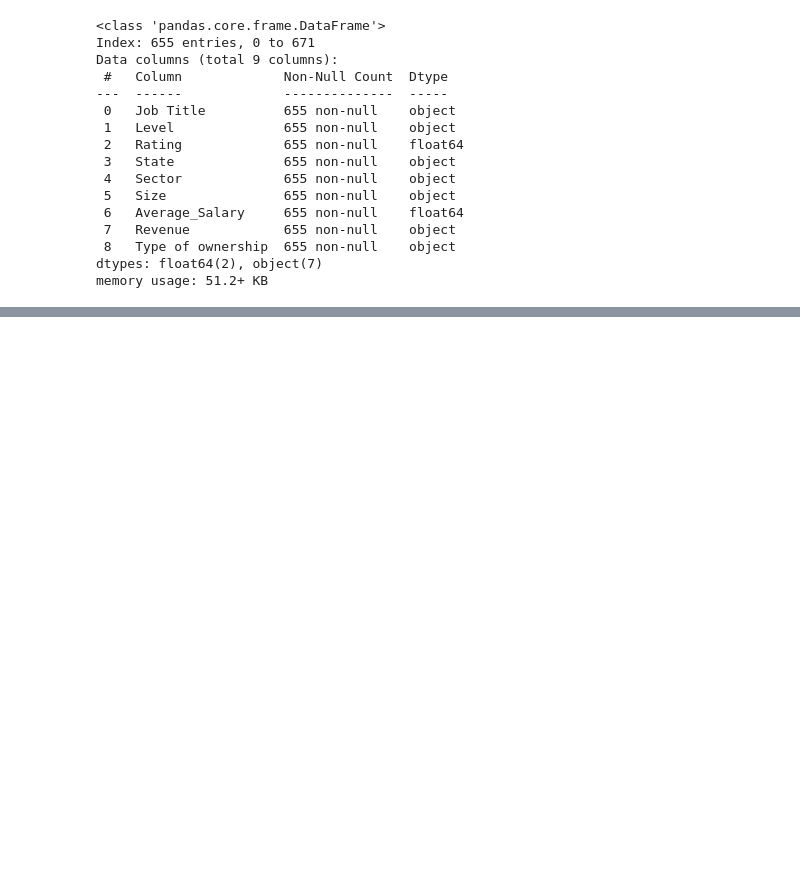
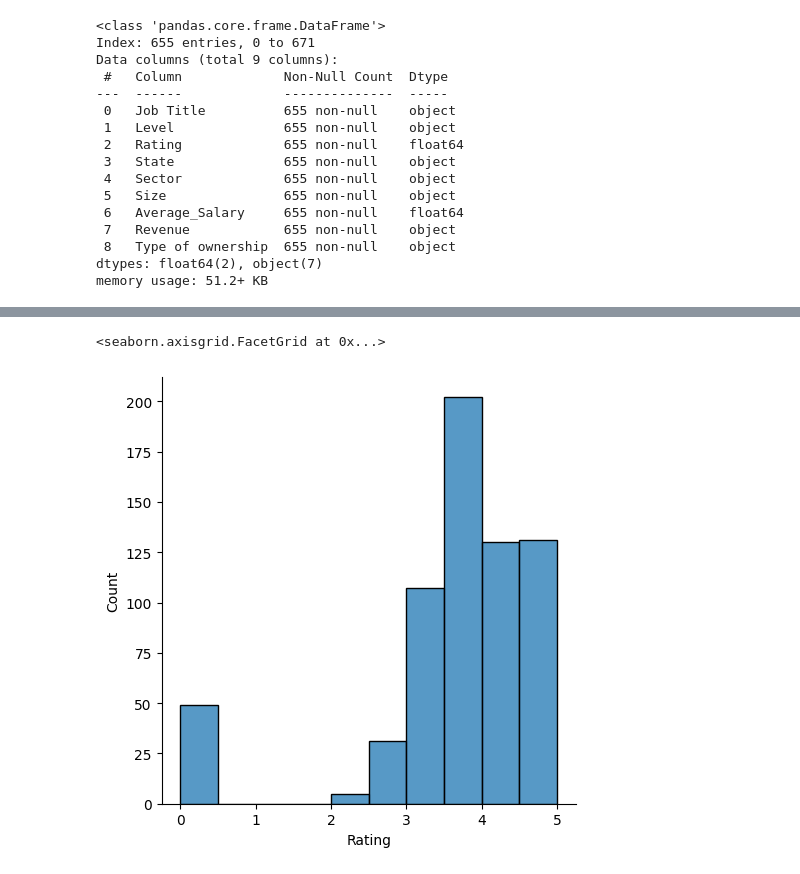
Before and after one commit to swjung333/Data_Science_Python, a Jupyter notebook: Data_Science_Job_Posting_Analysis.ipynb, the cells around one changed output, grey strips where cells are left out. Cells and saved outputs as stored; diff of their text form; code cells hidden in the pictures; blank space fills up the shorter version.

```diff
--- a/Data_Science_Job_Posting_Analysis.ipynb
+++ b/Data_Science_Job_Posting_Analysis.ipynb
@@ -1024,0 +1036,6 @@ memory usage: 51.2+ KB
+# %%
+# Check the "Rating" column
+sns.displot(x = "Rating", data = cleaned_df, bins = 10)
+# %% [output]
+<seaborn.axisgrid.FacetGrid at 0x...>
+[figure, added]
```
Also changed, not shown: parts of 17 cells of this notebook.
